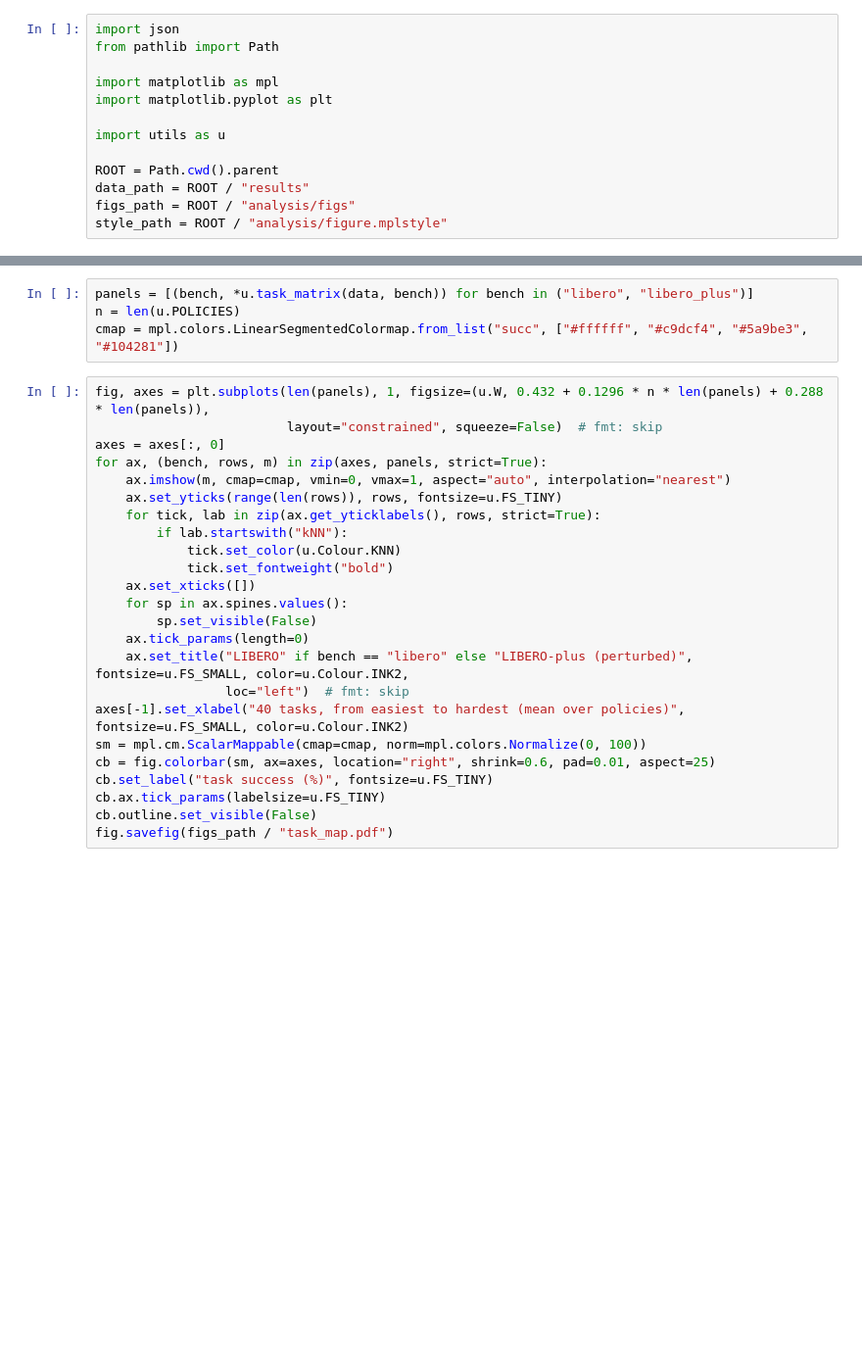
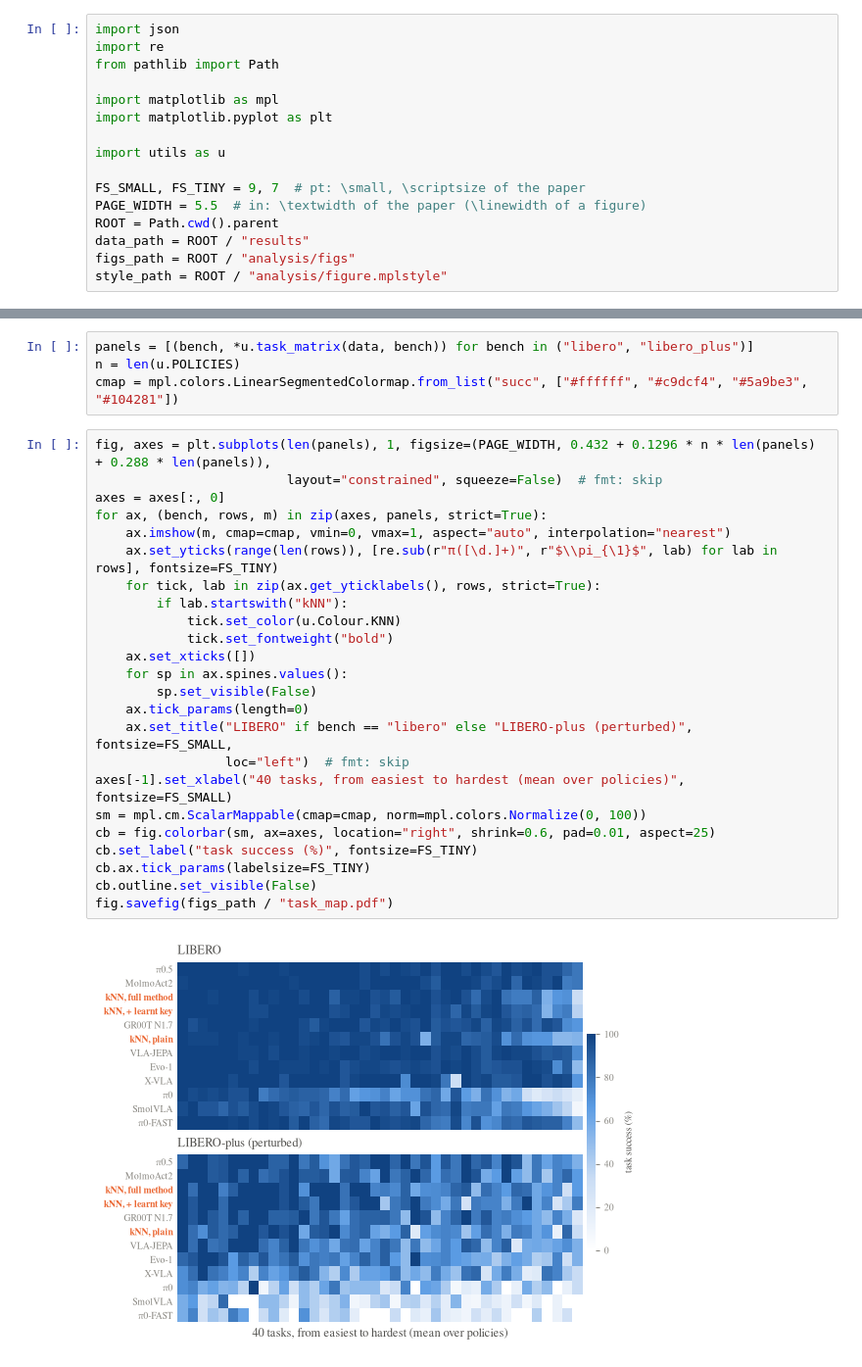
Before and after one commit to sereact/lerobot_knn, a Jupyter notebook: analysis/task-map.ipynb, the cells around one changed output, grey strips where cells are left out. Shown at 98% size. Drawn from its saved outputs; the diff is of its cells as text; blank space fills up the shorter version.

```diff
--- a/analysis/task-map.ipynb
+++ b/analysis/task-map.ipynb
@@ -4,6 +4,7 @@
 Every policy's success on each of the 40 LIBERO tasks, tasks sorted from easiest to hardest (mean over policies): if the policies fail on the same tasks, the rows look alike.
 # %%
 import json
+import re
 from pathlib import Path
 
 import matplotlib as mpl
@@ -11,6 +12,8 @@ import matplotlib.pyplot as plt
 
 import utils as u
 
+FS_SMALL, FS_TINY = 9, 7  # pt: \small, \scriptsize of the paper
+PAGE_WIDTH = 5.5  # in: \textwidth of the paper (\linewidth of a figure)
 ROOT = Path.cwd().parent
 data_path = ROOT / "results"
 figs_path = ROOT / "analysis/figs"
@@ -30,26 +38,28 @@ panels = [(bench, *u.task_matrix(data, bench)) for bench in ("libero", "libero_p
 n = len(u.POLICIES)
 cmap = mpl.colors.LinearSegmentedColormap.from_list("succ", ["#ffffff", "#c9dcf4", "#5a9be3", "#104281"])
 # %%
-fig, axes = plt.subplots(len(panels), 1, figsize=(u.W, 0.432 + 0.1296 * n * len(panels) + 0.288 * len(panels)),
+fig, axes = plt.subplots(len(panels), 1, figsize=(PAGE_WIDTH, 0.432 + 0.1296 * n * len(panels) + 0.288 * len(panels)),
                          layout="constrained", squeeze=False)  # fmt: skip
 axes = axes[:, 0]
 for ax, (bench, rows, m) in zip(axes, panels, strict=True):
     ax.imshow(m, cmap=cmap, vmin=0, vmax=1, aspect="auto", interpolation="nearest")
-    ax.set_yticks(range(len(rows)), rows, fontsize=u.FS_TINY)
+    ax.set_yticks(range(len(rows)), [re.sub(r"π([\d.]+)", r"$\\pi_{\1}$", lab) for lab in rows], fontsize=FS_TINY)
     for tick, lab in zip(ax.get_yticklabels(), rows, strict=True):
         if lab.startswith("kNN"):
             tick.set_color(u.Colour.KNN)
             tick.set_fontweight("bold")
     ax.set_xticks([])
     for sp in ax.spines.values():
         sp.set_visible(False)
     ax.tick_params(length=0)
-    ax.set_title("LIBERO" if bench == "libero" else "LIBERO-plus (perturbed)", fontsize=u.FS_SMALL, color=u.Colour.INK2,
+    ax.set_title("LIBERO" if bench == "libero" else "LIBERO-plus (perturbed)", fontsize=FS_SMALL,
                  loc="left")  # fmt: skip
-axes[-1].set_xlabel("40 tasks, from easiest to hardest (mean over policies)", fontsize=u.FS_SMALL, color=u.Colour.INK2)
+axes[-1].set_xlabel("40 tasks, from easiest to hardest (mean over policies)", fontsize=FS_SMALL)
 sm = mpl.cm.ScalarMappable(cmap=cmap, norm=mpl.colors.Normalize(0, 100))
 cb = fig.colorbar(sm, ax=axes, location="right", shrink=0.6, pad=0.01, aspect=25)
-cb.set_label("task success (%)", fontsize=u.FS_TINY)
-cb.ax.tick_params(labelsize=u.FS_TINY)
+cb.set_label("task success (%)", fontsize=FS_TINY)
+cb.ax.tick_params(labelsize=FS_TINY)
 cb.outline.set_visible(False)
 fig.savefig(figs_path / "task_map.pdf")
+# %% [output]
+[figure, added]
```
Also changed, not shown: parts of 1 cell of this notebook, 10 other files.
